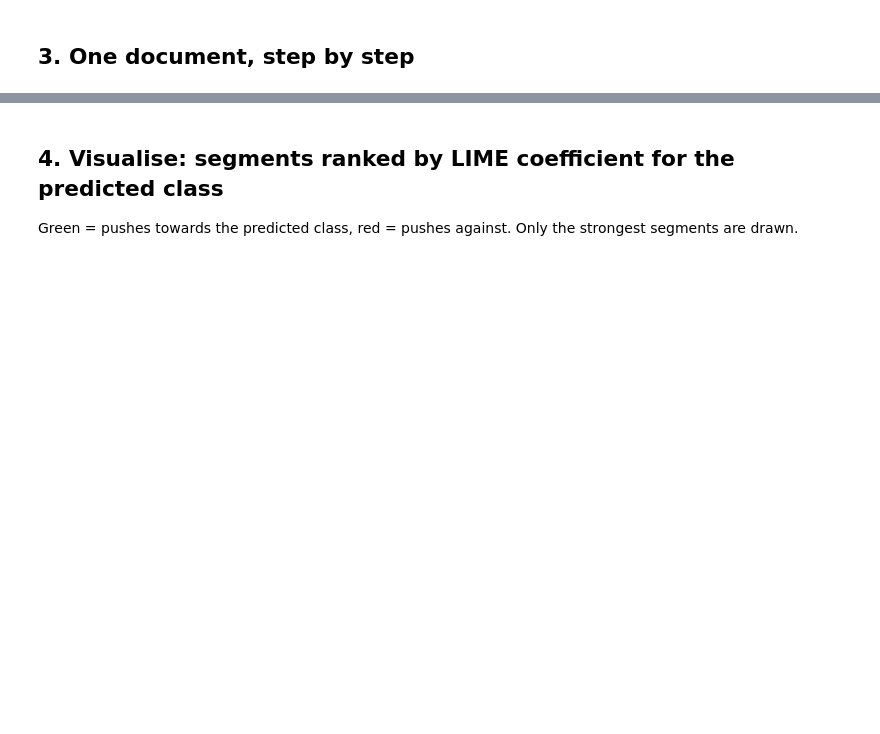
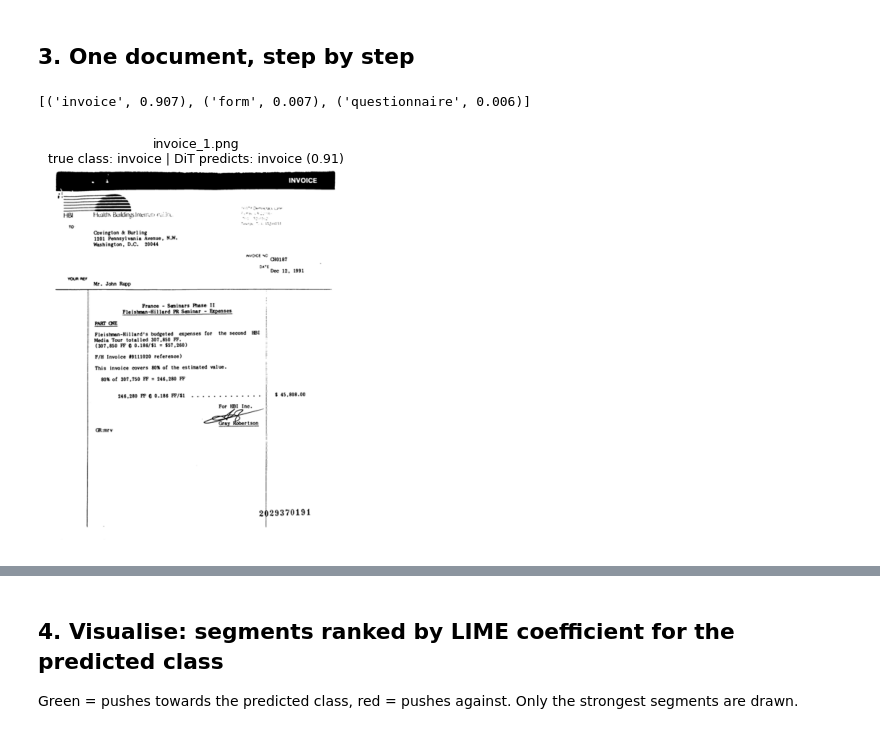
Before and after one commit to EmanuelaBoros/dseg-lime, a Jupyter notebook: notebooks/dseg_lime_rvlcdip.ipynb, the cells around one changed output, grey strips where cells are left out. Drawn from its saved outputs; the diff is of its cells as text; code cells hidden in the pictures; blank space fills up the shorter version.

```diff
--- a/notebooks/dseg_lime_rvlcdip.ipynb
+++ b/notebooks/dseg_lime_rvlcdip.ipynb
@@ -48,22 +146,17 @@ mask_generator = SamAutomaticMaskGenerator(sam, min_mask_region_area=512, points
 # %% [markdown]
 ## 3. One document, step by step
 # %%
-def load_doc(name):
-    path = SAMPLES / name
-    img = Image.open(path).convert("RGB")
-    s = MAX_SIDE / max(img.size)
-    img = img.resize((round(img.width * s), round(img.height * s)))
-    resized = SAMPLES / "_resized" / name
-    resized.parent.mkdir(exist_ok=True)
-    img.save(resized)                       # DSEG wants an image_path alongside the array
-    return np.array(img), str(resized)
-
 name = "invoice_1.png"
 image, path = load_doc(name)
 probs = classifier_fn(image[None])[0]
 top = probs.argsort()[::-1][:3]
 print([(id2label[int(i)], round(float(probs[i]), 3)) for i in top])
-plt.imshow(image); plt.axis("off"); plt.show()
+plt.imshow(image); plt.axis("off")
+plt.title(f"{name}\ntrue class: {name.rsplit('_', 1)[0]} | DiT predicts: {id2label[int(top[0])]} ({probs[top[0]]:.2f})", fontsize=9)
+plt.show()
+# %% [output]
+[('invoice', 0.907), ('form', 0.007), ('questionnaire', 0.006)]
+[figure, added]
 # %%
 t0 = time.time()
 explainer = DSEG_Lime()
```
Also changed, not shown: parts of 11 cells of this notebook, 5 other files.
